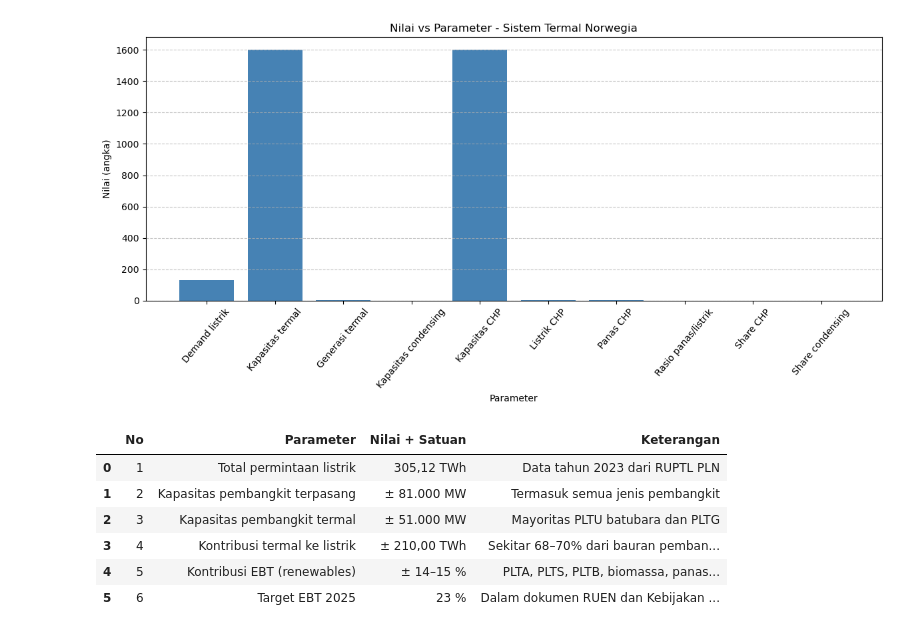
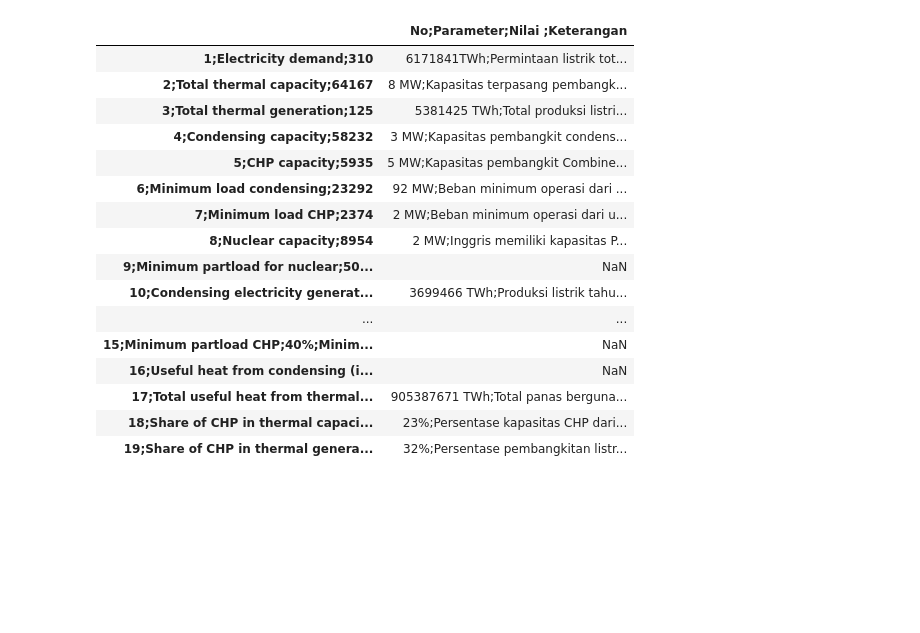
Before and after one commit to iqbal112211/project, a Jupyter notebook: SIMULASI DI VS CODE.ipynb, the cells around one changed output. Cells and saved outputs as stored; diff of their text form; code cells hidden in the pictures; blank space fills up the shorter version.

```diff
--- a/SIMULASI DI VS CODE.ipynb
+++ b/SIMULASI DI VS CODE.ipynb
@@ -123,61 +139,23 @@ plt.show()
-# %%
-import pandas as pd
-import matplotlib.pyplot as plt
-
-# The CSV reading will be corrected in the previous cell (vlHIzuKGt0Q5)
-# df = pd.read_csv("/content/Data_Sistem_Norwegia.csv") # This line is now redundant
-
-# Bersihkan kolom 'Nilai + Satuan'
-df['Nilai_cleaned'] = (
-    df['Nilai + Satuan']
-    .astype(str)
-    .str.replace(r'[^\d,.-]', '', regex=True)  # buang karakter non angka/koma/titik/minus
-    .str.replace('.', '', regex=False)         # buang titik ribuan
-    .str.replace(',', '.', regex=False)        # ganti koma jadi titik
-)
-
-# Fungsi untuk parsing nilai (termasuk rentang)
-def parse_value(x):
-    if '-' in x:  # kalau berupa rentang, ambil rata-rata
-        parts = x.split('-')
-        try:
-            return (float(parts[0]) + float(parts[1])) / 2
-        except:
-            return None
-    try:
-        return float(x)
-    except:
-        return None
-
-df['Nilai_cleaned'] = df['Nilai_cleaned'].apply(parse_value)
-
-# Hapus baris kosong supaya bisa diplot
-df_cleaned = df.dropna(subset=['Nilai_cleaned']).copy()
-
-# Plot grafik
-plt.figure(figsize=(12, 6))
-plt.bar(df_cleaned['Parameter'], df_cleaned['Nilai_cleaned'], color='steelblue')
-
-plt.title('Nilai vs Parameter - Sistem Termal Norwegia')
-plt.xlabel('Parameter')
-plt.ylabel('Nilai (angka)')
-plt.xticks(rotation=50)
-plt.grid(axis='y', linestyle='--', alpha=0.7)
-plt.tight_layout()
-
-plt.show()
-# %% [output]
-[figure, removed]
 # %%
-pd.read_csv('D:\LKTI\Folder Baru\Permintaan_dan_Produksi_Nasional.csv', sep=';')
+pd.read_csv('D:\Tugas Energi\Data Inggris .csv')
 # %% [output]
-|  | No | Parameter | Nilai + Satuan | Keterangan |
-| 0 | 1 | Total permintaan listrik | 305,12 TWh | Data tahun 2023 dari RUPTL PLN |
-| 1 | 2 | Kapasitas pembangkit terpasang | ± 81.000 MW | Termasuk semua jenis pembangkit |
-| 2 | 3 | Kapasitas pembangkit termal | ± 51.000 MW | Mayoritas PLTU batubara dan PLTG |
-| 3 | 4 | Kontribusi termal ke listrik | ± 210,00 TWh | Sekitar 68–70% dari bauran pemban... |
-| 4 | 5 | Kontribusi EBT (renewables) | ± 14–15 % | PLTA, PLTS, PLTB, biomassa, panas... |
-| 5 | 6 | Target EBT 2025 | 23 % | Dalam dokumen RUEN dan Kebijakan ... |
+|  | No;Parameter;Nilai ;Keterangan |
+| 1;Electricity demand;310 | 6171841TWh;Permintaan listrik tot... |
+| 2;Total thermal capacity;64167 | 8 MW;Kapasitas terpasang pembangk... |
+| 3;Total thermal generation;125 | 5381425 TWh;Total produksi listri... |
+| 4;Condensing capacity;58232 | 3 MW;Kapasitas pembangkit condens... |
+| 5;CHP capacity;5935 | 5 MW;Kapasitas pembangkit Combine... |
+| 6;Minimum load condensing;23292 | 92 MW;Beban minimum operasi dari ... |
+| 7;Minimum load CHP;2374 | 2 MW;Beban minimum operasi dari u... |
+| 8;Nuclear capacity;8954 | 2 MW;Inggris memiliki kapasitas P... |
+| 9;Minimum partload for nuclear;50... | NaN |
+| 10;Condensing electricity generat... | 3699466 TWh;Produksi listrik tahu... |
+| ... | ... |
+| 15;Minimum partload CHP;40%;Minim... | NaN |
+| 16;Useful heat from condensing (i... | NaN |
+| 17;Total useful heat from thermal... | 905387671 TWh;Total panas berguna... |
+| 18;Share of CHP in thermal capaci... | 23%;Persentase kapasitas CHP dari... |
+| 19;Share of CHP in thermal genera... | 32%;Persentase pembangkitan listr... |
 # %%
 import pandas as pd
 
```
Also changed, not shown: parts of 46 cells of this notebook.
